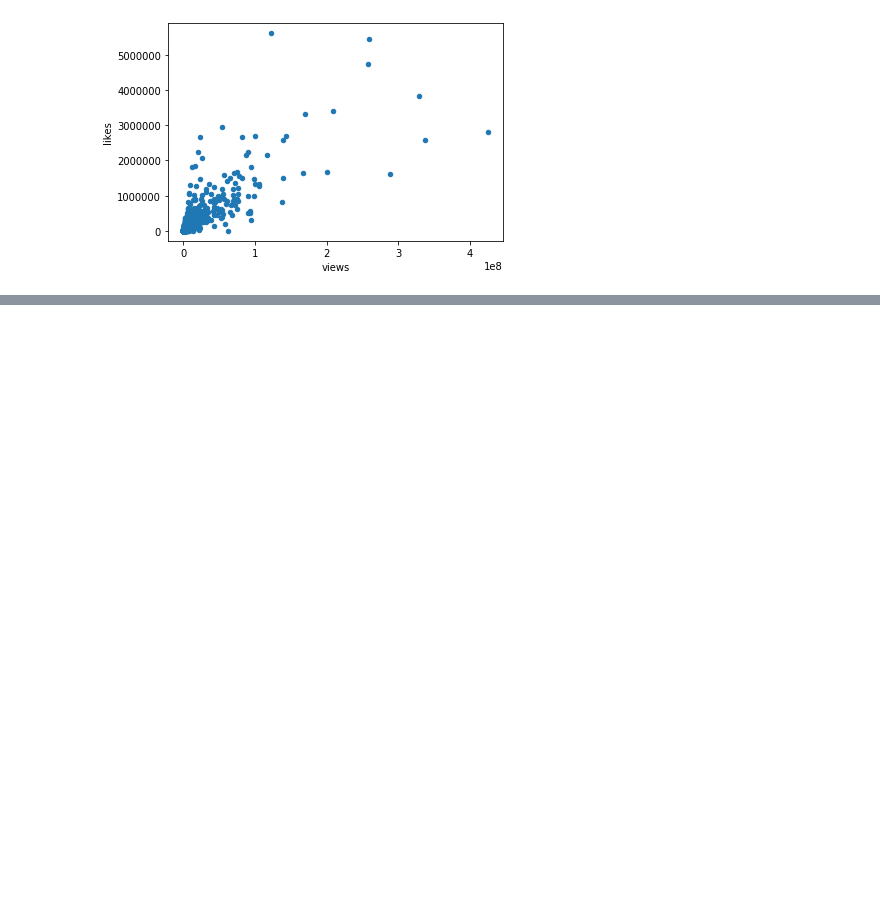
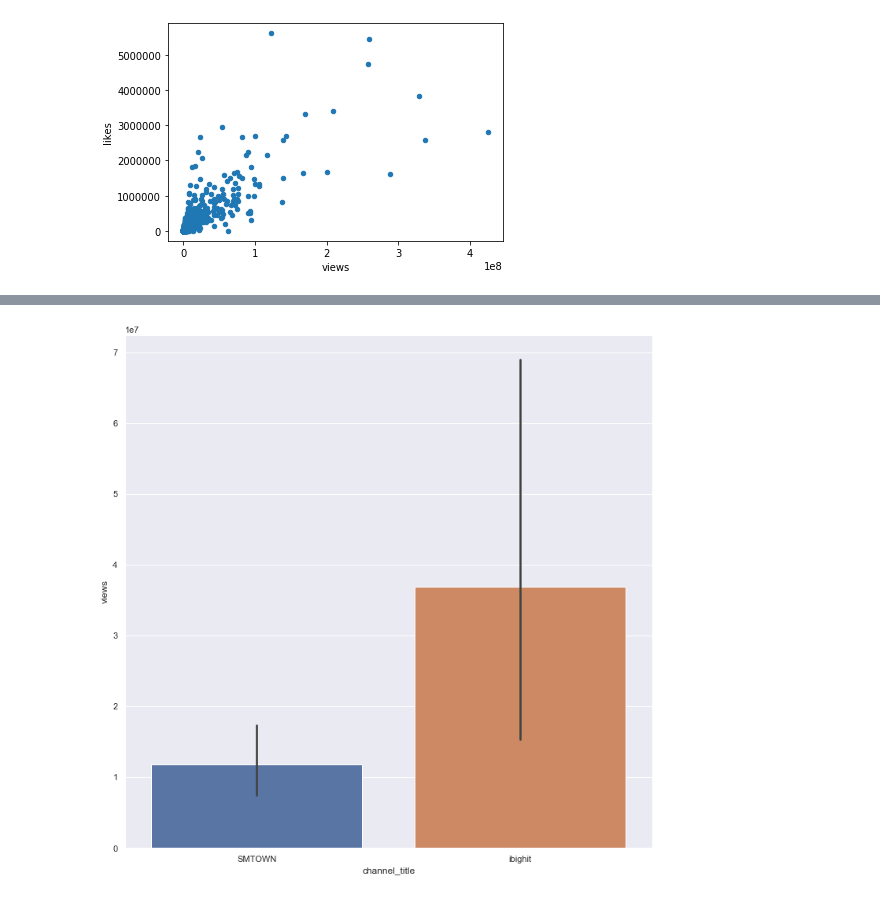
Before and after one commit to adelelezaj/YoutubePrj, a Jupyter notebook: youtube.ipynb, the cells around one changed output, grey strips where cells are left out. Cells and saved outputs as stored; diff of their text form; code cells hidden in the pictures; blank space fills up the shorter version.

```diff
--- a/youtube.ipynb
+++ b/youtube.ipynb
@@ -210,0 +298,4 @@ mean = df.groupby('country').mean()
+# %%
+ax = sns.barplot(x= 'channel_title', y='views', data= best_channels)
+# %% [output]
+[figure, added]
```
Also changed, not shown: parts of 32 cells of this notebook.
